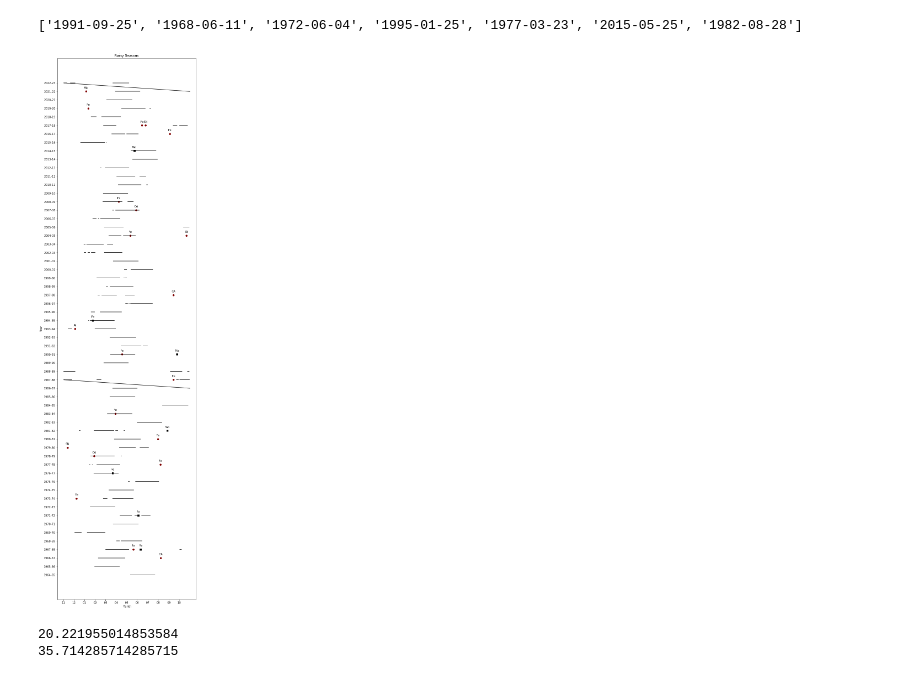
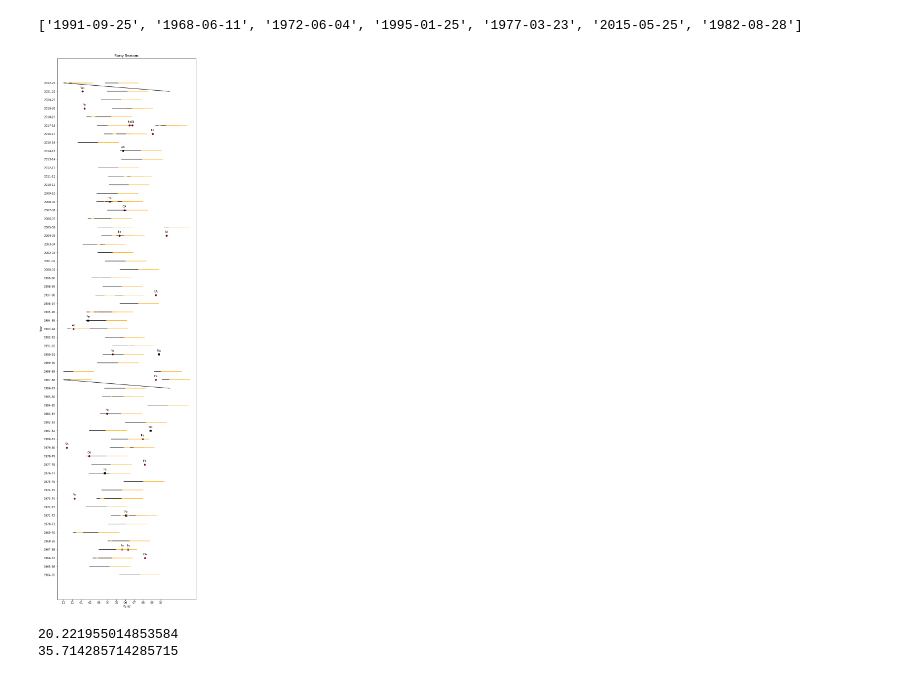
Before and after one commit to jonathan-quartin/um_volcano_project, a Jupyter notebook: freqs.ipynb, the cells around one changed output. Drawn from its saved outputs; the diff is of its cells as text; code cells hidden in the pictures.

Commit message:
orange_after_rain

```diff
--- a/freqs.ipynb
+++ b/freqs.ipynb
@@ -249,39 +249,44 @@ plt.scatter(x_nino, y_nino, color='black', marker= 's')
 
 all_rain = []
 for k in range(59):
         year = 1964 + k
         yearly_rain = rolling_rain[(rolling_rain['observation_date'] >= str(year) + '-' + rain_start) & (rolling_rain['observation_date'] <= str(year + 1) + '-' + rain_end)].sort_values(by=['roll90'])
         rainy_season = yearly_rain[-73:].sort_values(by=['observation_date'])
         all_rain += list(rainy_season['observation_date'])
         rainy_array = np.array(rainy_season['observation_date'].apply(date_to_decimal_year))
         x = []
         y = []
         for i in range(len(rainy_array)):
                 year = (rainy_array[i] + 2/12) // 1
                 month_day = (rainy_array[i] + 2/12) % 1
                 if len(x) == 0:
                        x.append(month_day)
                        y.append(year)
-                elif rainy_array[i] - rainy_array[i-1] <= .01:
+                elif rainy_array[i] - rainy_array[i-1] <= .003:
                        if i == len(rainy_array) - 1:
-                                plt.plot(x, y, color='black')
+                                if len(x) >= 10:
+                                   plt.plot(x, y, color='black')
+                                   plt.plot([x[-1] + i*.0027 for i in range(73)], [year for i in range(73)], color='orange')
+
                        else:
                                 x.append(month_day)
                                 y.append(year)
                 else:
-                       plt.plot(x, y, color='black')
-                       x = [month_day]
-                       y = [year]
+                     if len(x) >= 10:
+                            plt.plot(x, y, color='black')
+                            plt.plot([x[-1] + i*.0027 for i in range(73)], [year for i in range(73)], color='orange')
+                     x = [month_day]
+                     y = [year]
 
 plt.yticks([1965+k for k in range(59)], [str(1964+k) + '-' + str(1965+k)[2:4] for k in range(59)])
 plt.xticks([(1/12)*k for k in range(12)], ['11', '12', '01', '02', '03', '04', '05', '06', '07', '08', '09', '10'])
 plt.xlabel("Month")
 plt.ylabel("Year")
 plt.title('Rainy Seasons')
 plt.savefig("my_plot.jpg")
 plt.show()
 # %% [output]
-[figure, old version]
+[figure, new version]
 # %%
 # Determines fraction of the data that is considered rainy, and number of eruptions
 
```
Also changed, not shown: parts of 1 cell of this notebook, 5 other files.
